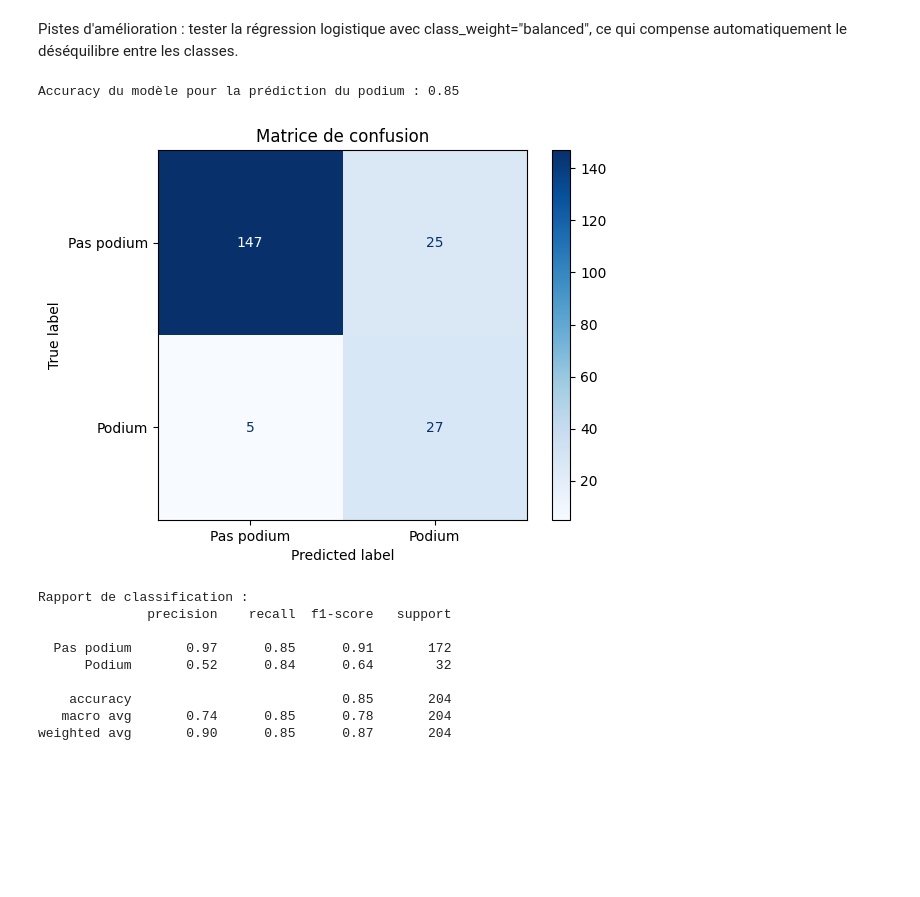
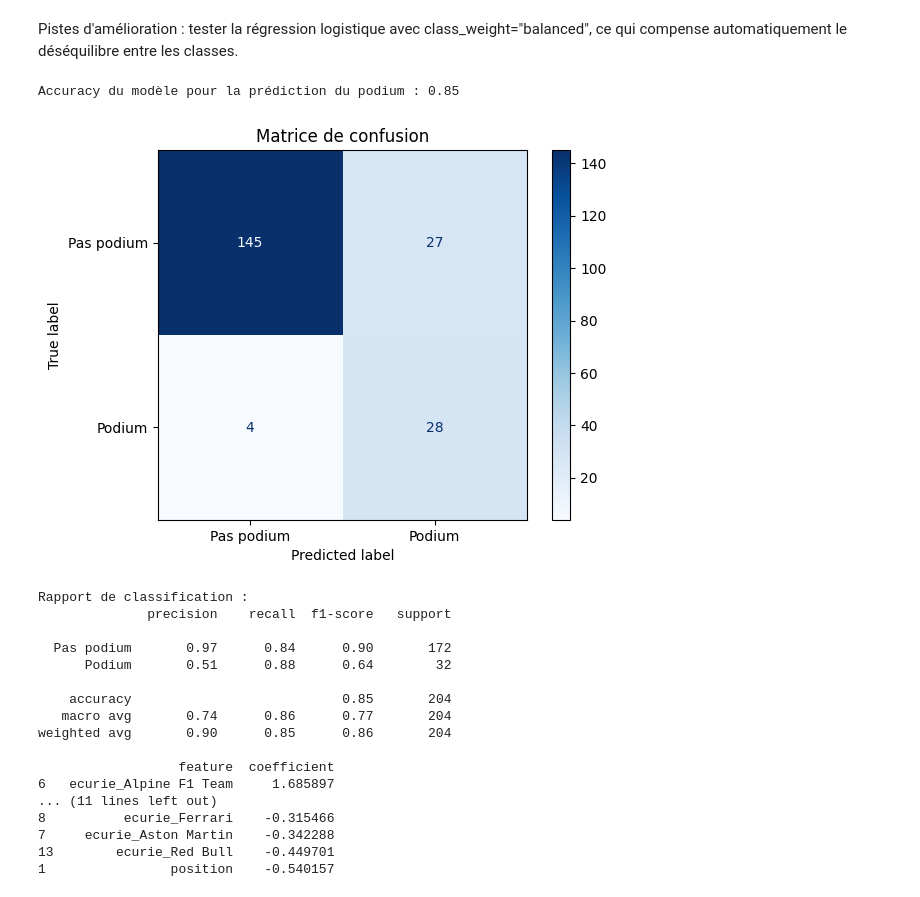
Before and after one commit to Emma1906/Projet-Info-1A, a Jupyter notebook: Problématique copy.ipynb, the cells around one changed output. Drawn from its saved outputs; the diff is of its cells as text; code cells hidden in the pictures; blank space fills up the shorter version.

```diff
--- a/Problématique copy.ipynb
+++ b/Problématique copy.ipynb
@@ -185,7 +185,7 @@ fusion_now['date'] = fusion_now['date'].str.strip().str.replace('"', '')
 fusion_now['date'] = pd.to_datetime(fusion_now['date'], format="%Y-%m-%d", errors='coerce')
 
 # Filtrer uniquement pour les années 2023 et 2024
-df_filtre = fusion_now[fusion_now['year'].isin([2023, 2024])].copy()
+df_filtre = fusion_now[fusion_now['year'].isin([2022, 2023])].copy()
 
 # Trouver la date de la dernière course de chaque année
 dernieres_dates = df_filtre.groupby('year')['date'].max().reset_index()
@@ -201,14 +201,36 @@ classement_final = classement_final.rename(columns={'position': 'position_fin_sa
 
 classement_final = classement_final.rename(columns={'name': 'name_y'})
 classement_final.drop(columns=['constructorId'], inplace=True)
+# Décaler l'année pour que le classement de 2022 corresponde à 2023, etc.
+classement_final['year'] = classement_final['year'] + 1
+
 
 print(classement_final.columns)
 print(classement_final.head())
 
+fusion_2 = fusion_now[['raceId', 'position', 'name' , 'date']]
+fusion_2 = fusion_2.rename(columns={'name': 'name_y'})
+# On suppose que chaque ligne correspond à un pilote ou une écurie pour une course
+# Tu dois avoir une colonne 'raceId', 'constructorId' (ou 'name_y') et 'position'
+
+# Trier les données par écurie et date de course
+fusion_2 = fusion_2.sort_values(by=['date'])
+
+# Décaler la position par groupe d’écurie
+fusion_2['position_prec'] = fusion_2.groupby('name_y')['position'].shift(1)
+fusion_2.rename(columns={'position_prec': 'position_y'}, inplace=True)
+
+fusion_2['position_y'] = fusion_2['position_y'].fillna(99).astype(int)
+fusion_2.drop(columns=['position'], inplace=True)
+fusion_2.drop(columns=['date'], inplace=True)
+
 
 df = pd.merge(df, classement_final, on=['year', 'name_y'], how='left')
+df = pd.merge(df, fusion_2, on=['raceId', 'name_y'], how='left')
+
+df['position_fin_saison'] = df['position_fin_saison'].fillna(0).astype(int)
 print(df.columns)
-print(df.tail(10))
+print(df.head(10))
 # %% [output]
 Index(['constructorStandingsId', 'raceId', 'constructorId', 'points',
        'position', 'positionText', 'wins', 'year', 'round', 'circuitId',
@@ -310,7 +368,7 @@ df["sur_podium"] = df["positionOrder"].isin([1, 2, 3]).astype(int)
 df = df.astype({col: int for col in df.select_dtypes(include='bool').columns})
 
 # 3. Définir les features (X) et la cible (y)
-colonnes_a_exclure = ['raceId', 'year', 'name_x', 'name_y', 'nom_complet', 'ecurie', 'sur_podium', 'positionOrder']
+colonnes_a_exclure = ['raceId', 'year', 'name_x', 'name_y', 'nom_complet', 'ecurie', 'sur_podium', 'positionOrder', 'position_fin_saison']
 X = df.drop(columns=colonnes_a_exclure)
 y = df['sur_podium']
 # traiter les valeurs manquantes
@@ -318,40 +376,56 @@ X = X.fillna(0)
 
 
 # 4. Séparation train/test
 X_train, X_test, y_train, y_test = train_test_split(X, y, test_size=0.3, random_state=42)
 
 # 5. Entraîner le modèle
 model = LogisticRegression(max_iter=1000, class_weight="balanced")
 model.fit(X_train, y_train)
 
 # 6. Prédictions
 y_pred = model.predict(X_test)
 
 # 7. Évaluation
 accuracy = accuracy_score(y_test, y_pred)
 print(f"Accuracy du modèle pour la prédiction du podium : {accuracy:.2f}")
 
 from sklearn.metrics import confusion_matrix, classification_report, ConfusionMatrixDisplay
 
+
 # 1. Matrice de confusion
 cm = confusion_matrix(y_test, y_pred)
 disp = ConfusionMatrixDisplay(confusion_matrix=cm, display_labels=["Pas podium", "Podium"])
 disp.plot(cmap="Blues")
 plt.title("Matrice de confusion")
 plt.show()
 
 # 2. Rapport de classification
 print("Rapport de classification :")
 print(classification_report(y_test, y_pred, target_names=["Pas podium", "Podium"]))
+
+# Poids des variables
+coef_df = pd.DataFrame({
+        'feature': X.columns,
+        'coefficient': model.coef_[0]
+    }).sort_values(by='coefficient', ascending=False)
+print(coef_df)
 # %% [output]
 Accuracy du modèle pour la prédiction du podium : 0.85
-[figure, old version]
+[figure, new version]
 Rapport de classification :
               precision    recall  f1-score   support
 
-  Pas podium       0.97      0.85      0.91       172
-      Podium       0.52      0.84      0.64        32
+  Pas podium       0.97      0.84      0.90       172
+      Podium       0.51      0.88      0.64        32
 
     accuracy                           0.85       204
-   macro avg       0.74      0.85      0.78       204
-weighted avg       0.90      0.85      0.87       204
+   macro avg       0.74      0.86      0.77       204
+weighted avg       0.90      0.85      0.86       204
+
+                  feature  coefficient
+6   ecurie_Alpine F1 Team     1.685897
+... (11 lines left out)
+8          ecurie_Ferrari    -0.315466
+7     ecurie_Aston Martin    -0.342288
+13        ecurie_Red Bull    -0.449701
+1                position    -0.540157
```
Also changed, not shown: parts of 5 cells of this notebook, 1 other file.
